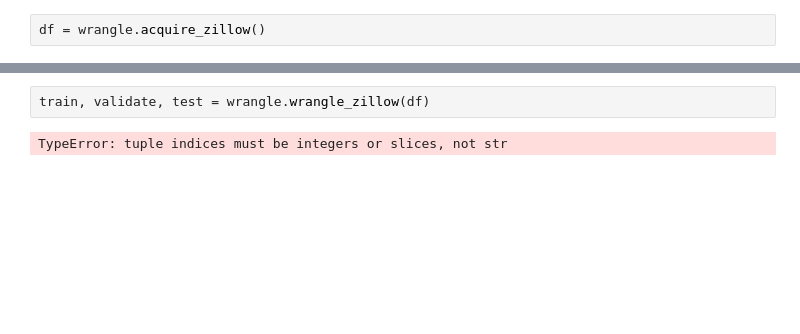
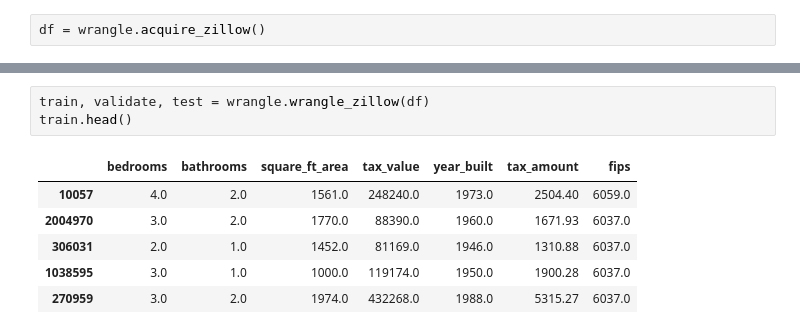
Before and after one commit to javahava1222/regression-exercises, a Jupyter notebook: scaling.ipynb, the cells around one changed output, grey strips where cells are left out. Drawn from its saved outputs; the diff is of its cells as text; blank space fills up the shorter version.

```diff
--- a/scaling.ipynb
+++ b/scaling.ipynb
@@ -39,4 +31,10 @@ df
 # %%
 train, validate, test = wrangle.wrangle_zillow(df)
+train.head()
 # %% [output]
-TypeError: tuple indices must be integers or slices, not str
+|  | bedrooms | bathrooms | square_ft_area | tax_value | year_built | tax_amount | fips |
+| 10057 | 4.0 | 2.0 | 1561.0 | 248240.0 | 1973.0 | 2504.40 | 6059.0 |
+| 2004970 | 3.0 | 2.0 | 1770.0 | 88390.0 | 1960.0 | 1671.93 | 6037.0 |
+| 306031 | 2.0 | 1.0 | 1452.0 | 81169.0 | 1946.0 | 1310.88 | 6037.0 |
+| 1038595 | 3.0 | 1.0 | 1000.0 | 119174.0 | 1950.0 | 1900.28 | 6037.0 |
+| 270959 | 3.0 | 2.0 | 1974.0 | 432268.0 | 1988.0 | 5315.27 | 6037.0 |
```
Also changed, not shown: parts of 13 cells of this notebook.
